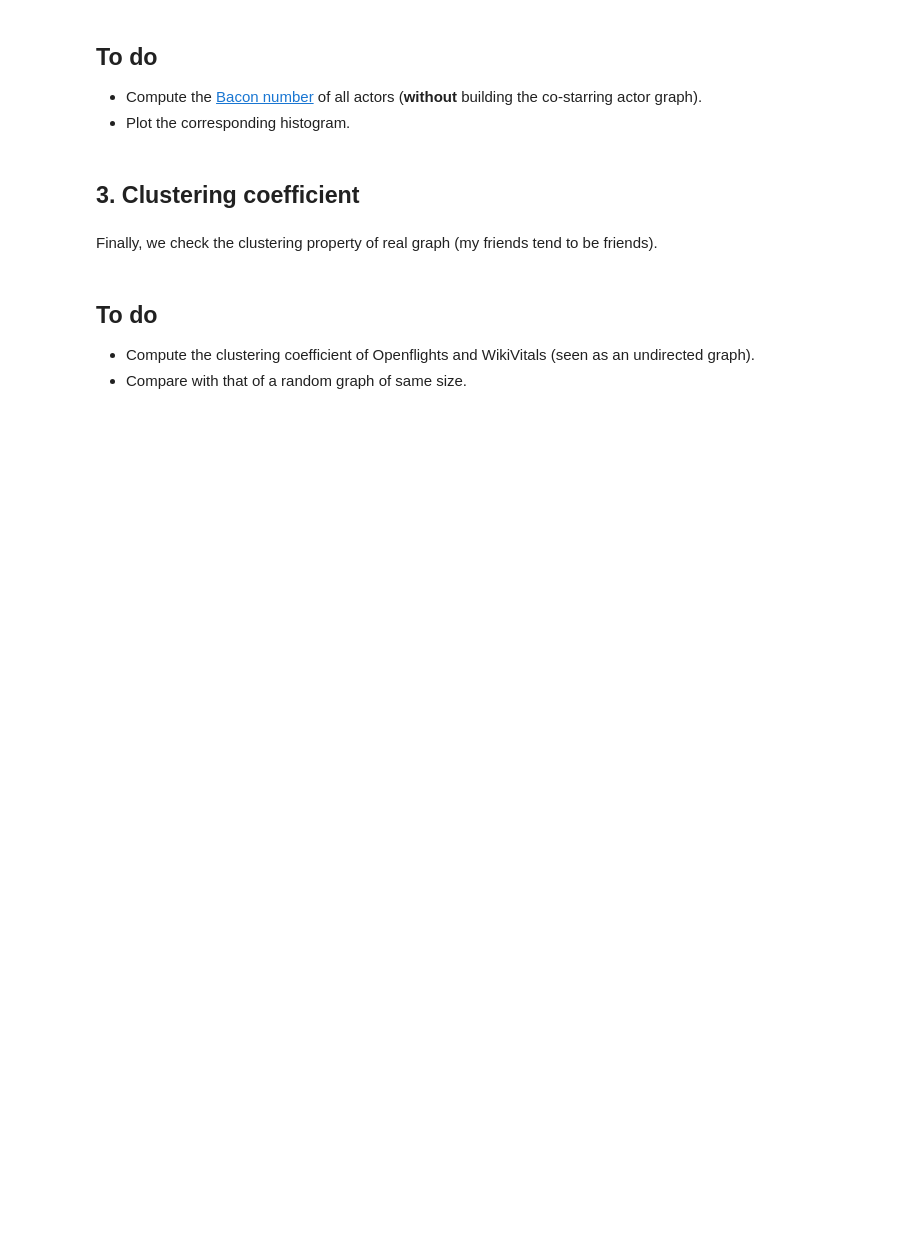
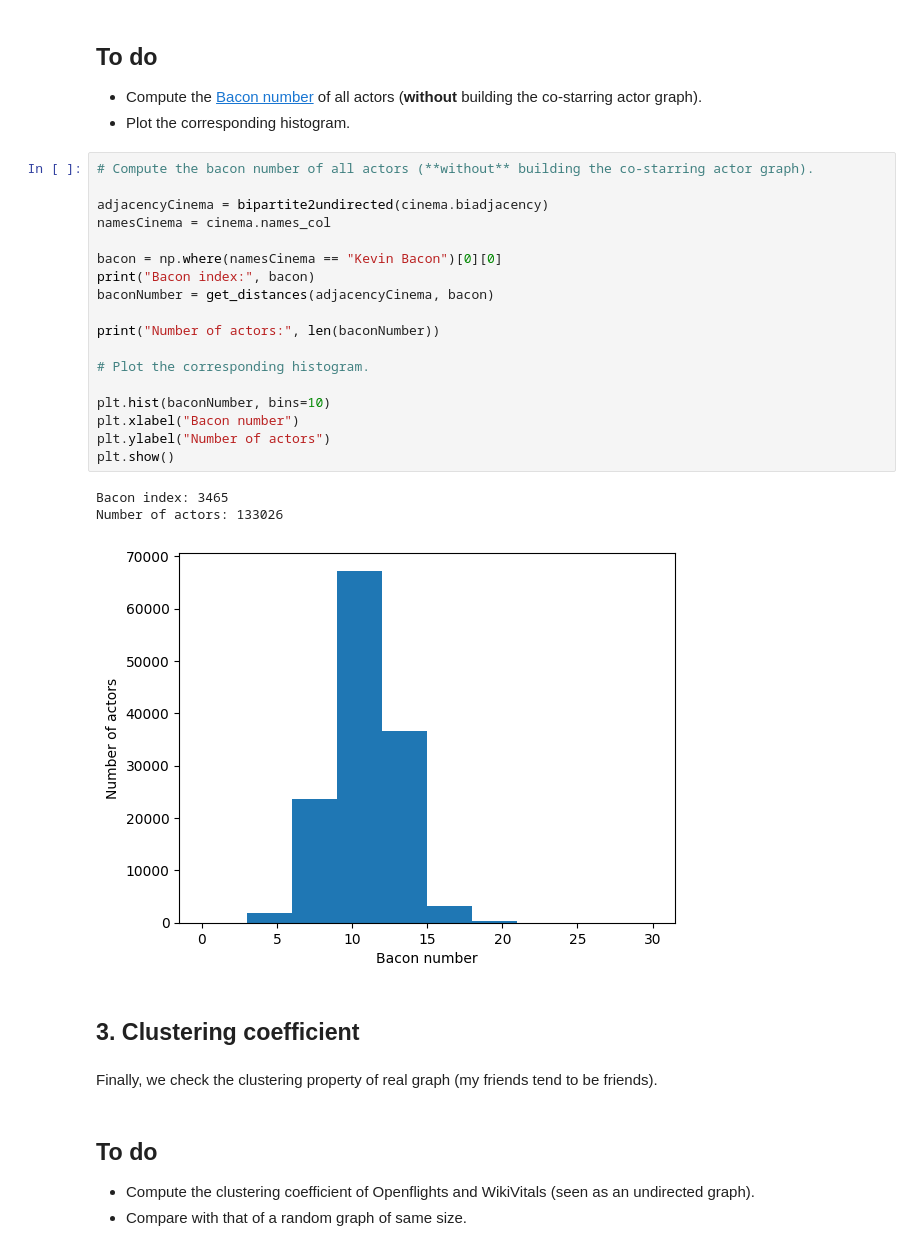
Before and after one commit to ttperr/SD212, a Jupyter notebook: TP/TP1/1-graph-structure.ipynb, the cells around one changed output. Drawn from its saved outputs; the diff is of its cells as text; blank space fills up the shorter version.

```diff
--- a/TP/TP1/1-graph-structure.ipynb
+++ b/TP/TP1/1-graph-structure.ipynb
@@ -94,6 +219,28 @@ List the corresponding articles.
 
 * Compute the [Bacon number](https://fr.wikipedia.org/wiki/Six_Degrees_of_Kevin_Bacon) of all actors (**without** building the co-starring actor graph).
 * Plot the corresponding histogram.
+# %%
+# Compute the bacon number of all actors (**without** building the co-starring actor graph).
+
+adjacencyCinema = bipartite2undirected(cinema.biadjacency)
+namesCinema = cinema.names_col
+
+bacon = np.where(namesCinema == "Kevin Bacon")[0][0]
+print("Bacon index:", bacon)
+baconNumber = get_distances(adjacencyCinema, bacon)
+
+print("Number of actors:", len(baconNumber))
+
+# Plot the corresponding histogram.
+
+plt.hist(baconNumber, bins=10)
+plt.xlabel("Bacon number")
+plt.ylabel("Number of actors")
+plt.show()
+# %% [output]
+Bacon index: 3465
+Number of actors: 133026
+[figure, added]
 # %% [markdown]
 ## 3. Clustering coefficient
 # %% [markdown]
```
Also changed, not shown: parts of 12 cells of this notebook.
